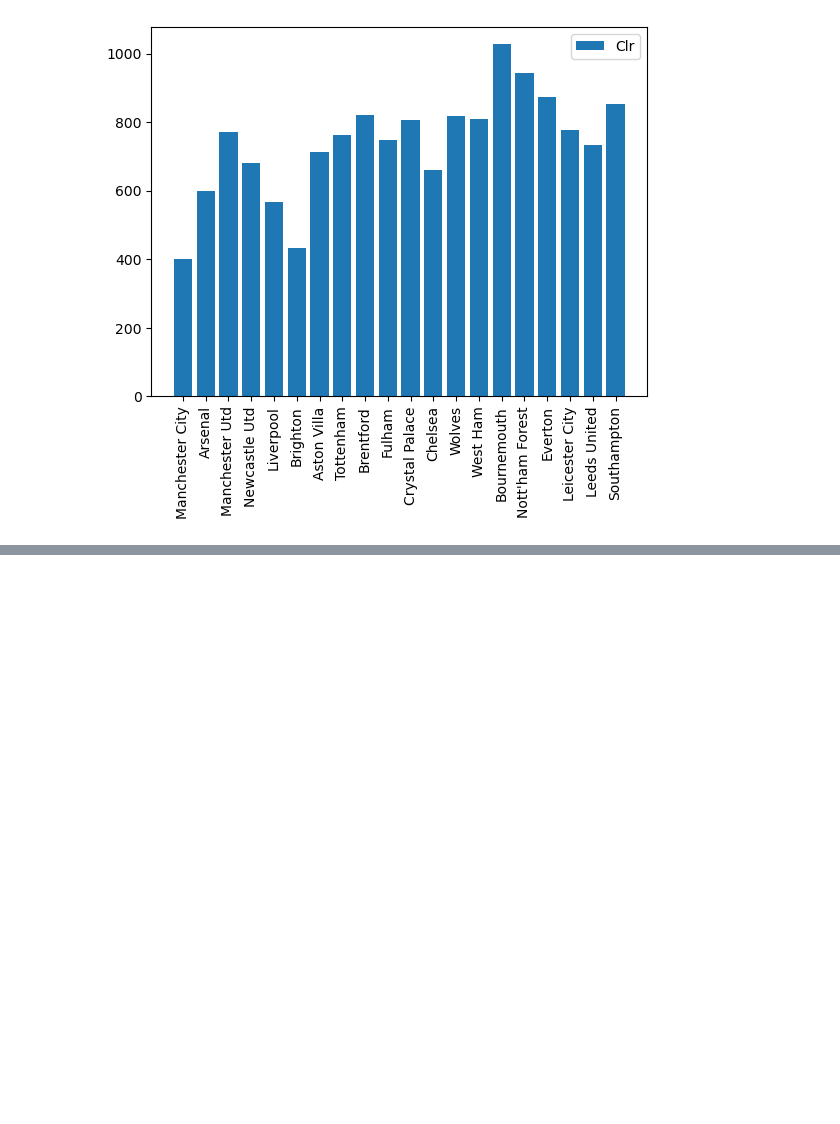
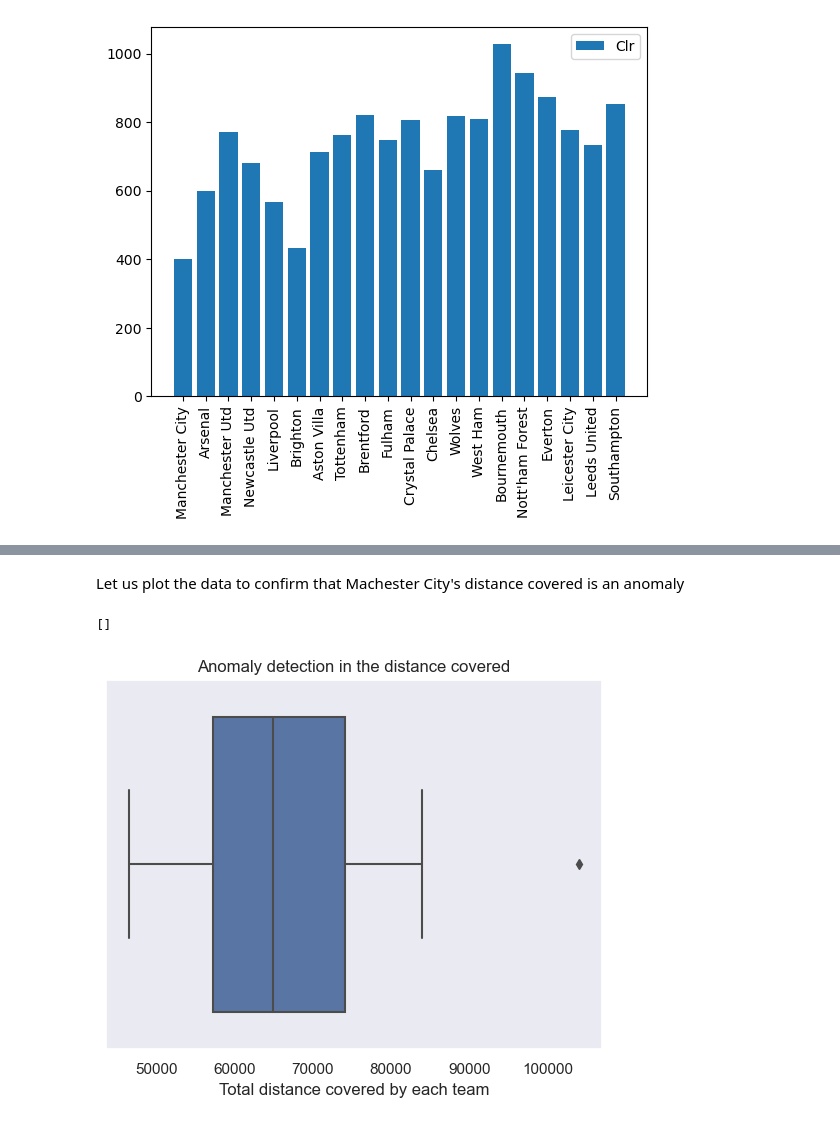
Before and after one commit to Yashuchirag/team_pressing_project, a Jupyter notebook: src/Visualization_Viveka.ipynb, the cells around one changed output, grey strips where cells are left out. Saved outputs shown, nothing was run; the diff lists cells and outputs as text; code cells hidden in the pictures; blank space fills up the shorter version.

```diff
--- a/src/Visualization_Viveka.ipynb
+++ b/src/Visualization_Viveka.ipynb
@@ -229,0 +235,10 @@ plot_data(data_pressing_possession, prog_pass_rec_press_stats)
+# %% [markdown]
+Let us plot the data to confirm that Machester City's distance covered is an anomaly
+# %%
+sns.boxplot(data_pressing_possession['TotDist'])
+plt.title("Anomaly detection in the distance covered")
+plt.xlabel("Total distance covered by each team")
+plt.plot()
+# %% [output]
+[]
+[figure, added]
```
Also changed, not shown: parts of 10 cells of this notebook.
